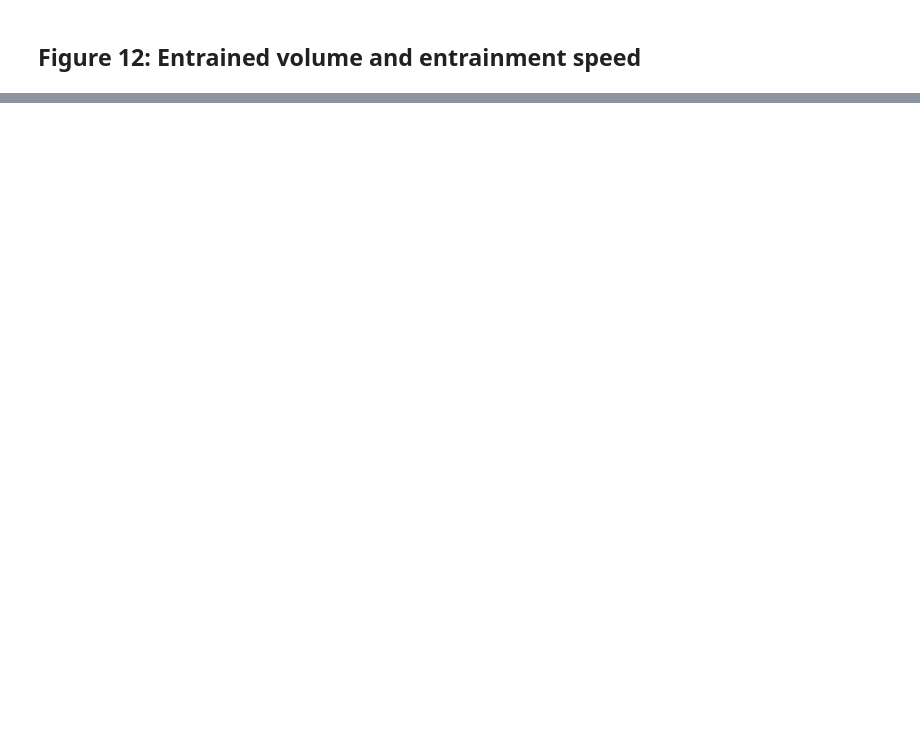
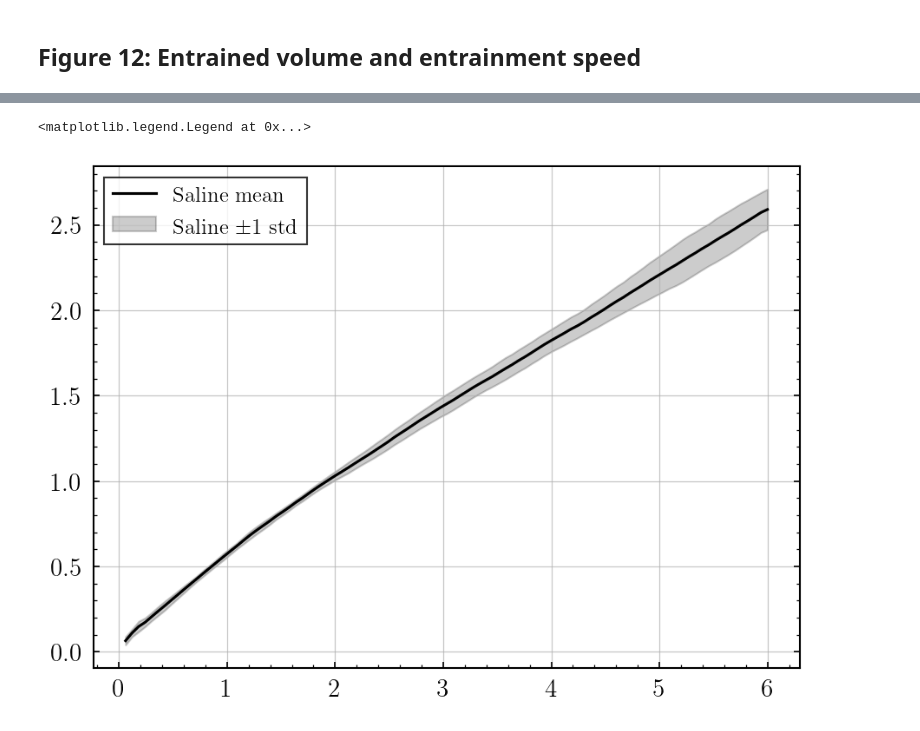
Before and after one commit to CaraBGJames/james-etal-2026-lock-release, a Jupyter notebook: figure_12.ipynb, the cells around one changed output, grey strips where cells are left out. Saved outputs shown, nothing was run; the diff lists cells and outputs as text; code cells hidden in the pictures; blank space fills up the shorter version.

```diff
--- a/figure_12.ipynb
+++ b/figure_12.ipynb
@@ -151,0 +144,33 @@ plt.show()
+# %%
+# --- loop through all saline experiments and store the volume then plot mean and std of all ---
+# linspace 0 to 6 for xf values
+xf_sample = np.linspace(0, 6, 100)
+# make empty array to store volumes in of size (number of saline experiments, number of xf_sample points)
+v_th_samples = np.empty((0, len(xf_sample)))
+for _, row in apply_filters(metadata, filter_sal).iterrows():
+    areas, fronts, times, _ = load_exp(row)
+    xf = fronts / l0
+    v0 = l0 * h0
+    v_th = (v0 / (l0 + fronts)) * fronts  # V expected if E=0
+
+    v_th_sample = np.interp(xf_sample, xf, areas / v_th)
+    # store v_th_sample in a list to then compute mean and std across all saline experiments
+    v_th_samples = np.vstack([v_th_samples, v_th_sample])
+
+# compute mean and std across all saline experiments at each xf_sample point
+v_th_mean = np.mean(v_th_samples, axis=0)
+v_th_std = np.std(v_th_samples, axis=0)
+# %%
+plt.plot(xf_sample, v_th_mean, color="k", label="Saline mean")
+# colour the area between mean + std and mean - std
+plt.fill_between(
+    xf_sample,
+    v_th_mean - v_th_std,
+    v_th_mean + v_th_std,
+    color="k",
+    alpha=0.2,
+    label="Saline ±1 std",
+)
+# %% [output]
+<matplotlib.legend.Legend at 0x...>
+[figure, added]
```
Also changed, not shown: parts of 2 cells of this notebook, 4 other files.
